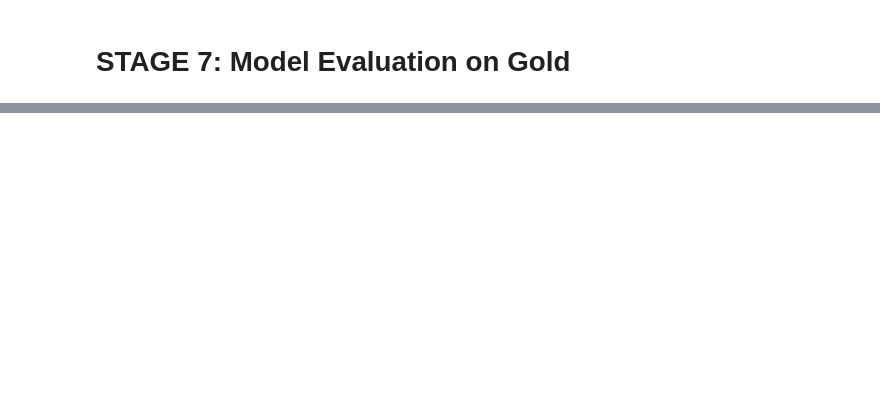
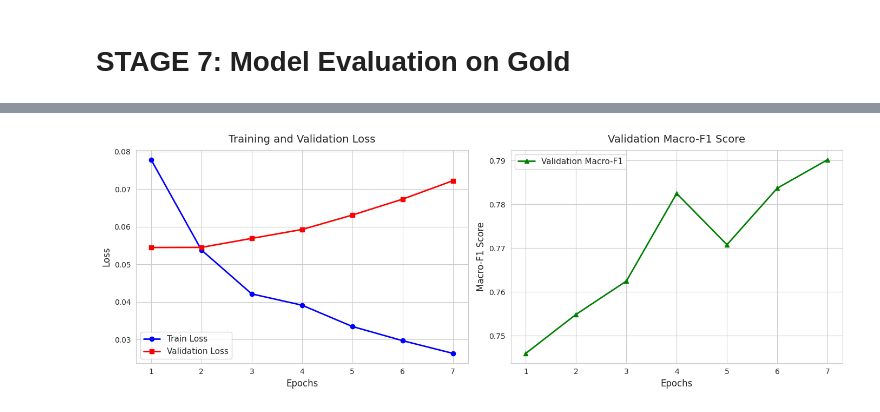
Before and after one commit to HuiLing990511/Aspect-Based-Sentiment-Analysis, a Jupyter notebook: Phase_3_Sentiment_Analysis/2b. XLM_RoBERTa_Training_AfterFiltering.ipynb, the cells around one changed output, grey strips where cells are left out. Drawn from its saved outputs; the diff is of its cells as text; code cells hidden in the pictures; blank space fills up the shorter version.

```diff
--- a/Phase_3_Sentiment_Analysis/2b. XLM_RoBERTa_Training_AfterFiltering.ipynb
+++ b/Phase_3_Sentiment_Analysis/2b. XLM_RoBERTa_Training_AfterFiltering.ipynb
@@ -1396,2 +1379,36 @@ EVALUATING ON GOLD STANDARD (GROUND TRUTH LABELS)
   Best Model:      /content/drive/MyDrive/Aspect-Based-Sentiment-Analysis/Modelling/models/xlm_roberta_absa_best_after_filtering.pt
 ======================================================================
+# %%
+import matplotlib.pyplot as plt
+import seaborn as sns
+
+# Training metrics extracted from logs
+epochs = [1, 2, 3, 4, 5, 6, 7]
+train_loss = [0.077835, 0.053822, 0.042142, 0.039140, 0.033476, 0.029702, 0.026324]
+val_loss = [0.054478, 0.054517, 0.056910, 0.059273, 0.063113, 0.067349, 0.072246]
+val_macro_f1 = [0.7460, 0.7549, 0.7625, 0.7825, 0.7708, 0.7837, 0.7902]
+
+sns.set_style("whitegrid")
+fig, (ax1, ax2) = plt.subplots(1, 2, figsize=(14, 5))
+
+# Plot 1: Loss
+ax1.plot(epochs, train_loss, 'b-o', label='Train Loss', linewidth=2)
+ax1.plot(epochs, val_loss, 'r-s', label='Validation Loss', linewidth=2)
+ax1.set_title('Training and Validation Loss', fontsize=14, pad=10)
+ax1.set_xlabel('Epochs', fontsize=12)
+ax1.set_ylabel('Loss', fontsize=12)
+ax1.legend(fontsize=11)
+ax1.set_xticks(epochs)
+
+# Plot 2: Macro-F1
+ax2.plot(epochs, val_macro_f1, 'g-^', label='Validation Macro-F1', linewidth=2)
+ax2.set_title('Validation Macro-F1 Score', fontsize=14, pad=10)
+ax2.set_xlabel('Epochs', fontsize=12)
+ax2.set_ylabel('Macro-F1 Score', fontsize=12)
+ax2.legend(fontsize=11)
+ax2.set_xticks(epochs)
+
+plt.tight_layout()
+plt.show()
+# %% [output]
+[figure, added]
```
Also changed, not shown: parts of 8 cells of this notebook, 5 other files.
